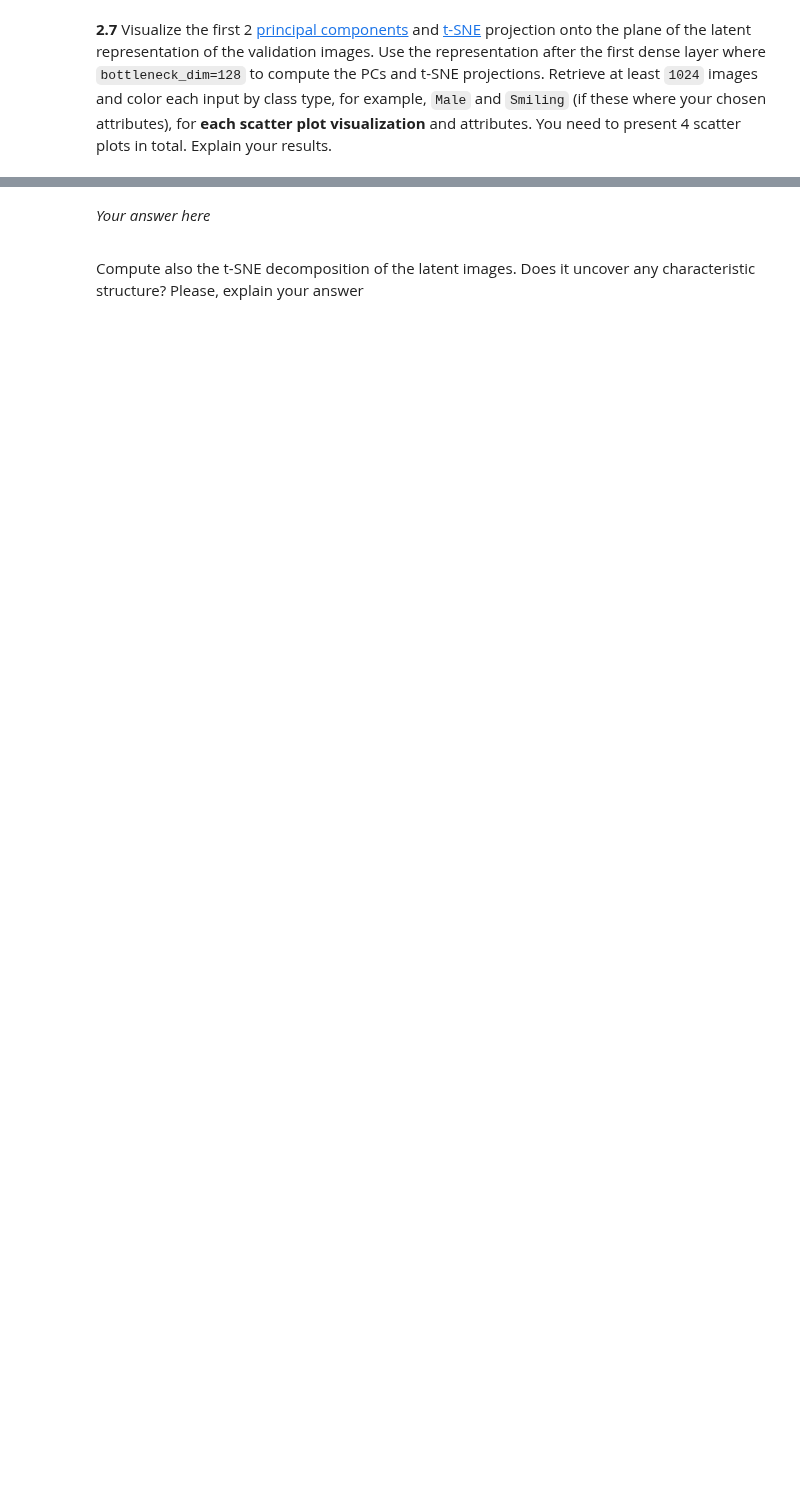
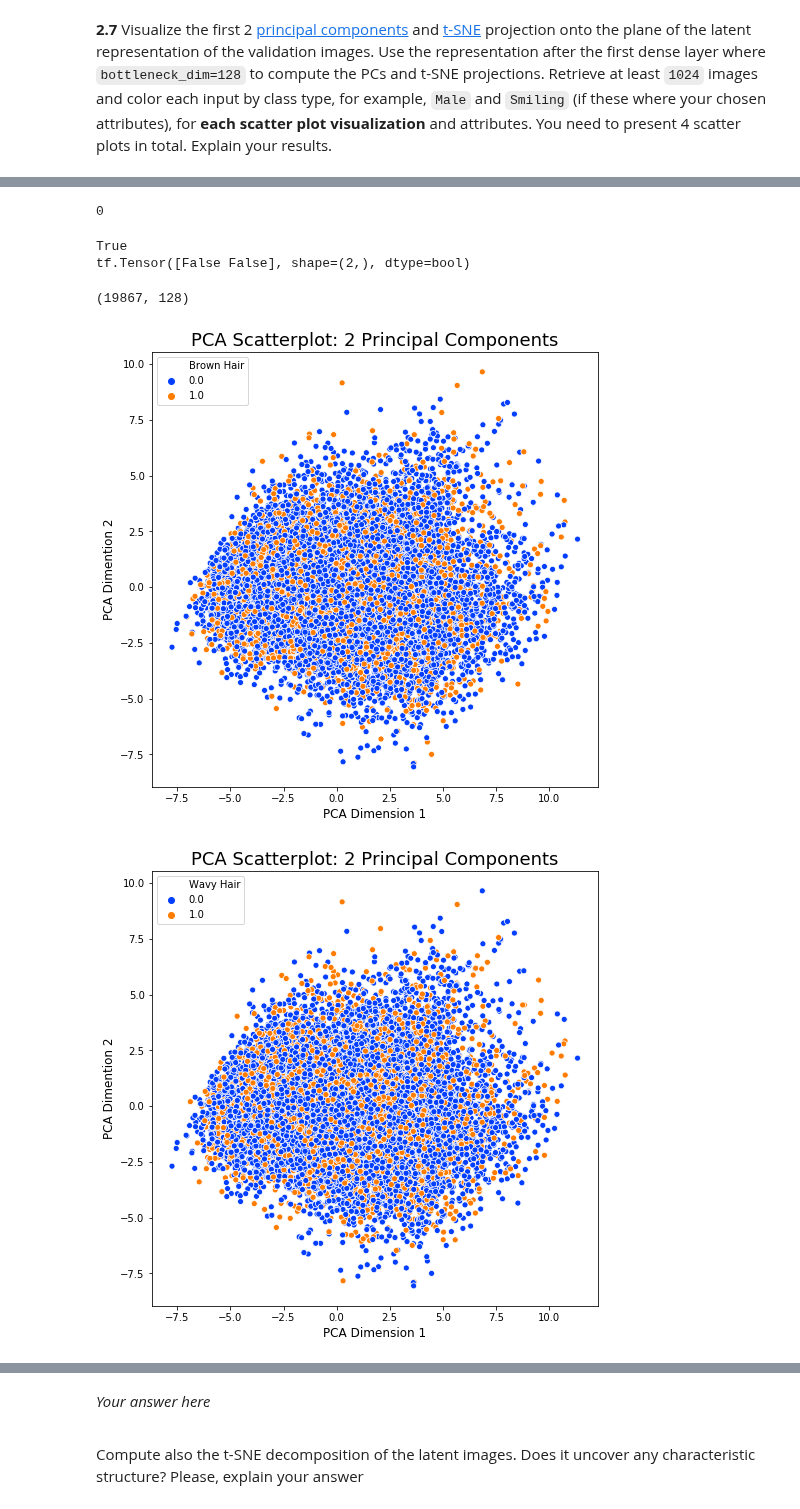
Before and after one commit to medeirosf/2020-CS109B, a Jupyter notebook: content/homeworks/hw07/notebook/cs109b_hw7_pa.ipynb, the cells around one changed output, grey strips where cells are left out. Drawn from its saved outputs; the diff is of its cells as text; code cells hidden in the pictures; blank space fills up the shorter version.

```diff
--- a/content/homeworks/hw07/notebook/cs109b_hw7_pa.ipynb
+++ b/content/homeworks/hw07/notebook/cs109b_hw7_pa.ipynb
@@ -481,0 +480,11 @@ pca_result = PCA(n_components=2).fit_transform(hidden_features)
+# %%
+features = truncated_model.predict(val_cond_ds)
+# %%
+m = 0
+b = []
+for i, ((image, labels), image2) in enumerate(val_cond_ds):
+    m = m+1
+    ll = list(labels.numpy())
+    b.extend(ll)
+print(len(b))
+print(b[0])
@@ -481,0 +494,10 @@ pca_result = PCA(n_components=2).fit_transform(hidden_features)
+# %%
+print(len(features))
+print(features.shape)
+print(len(b))
+print(b[1][0])
+column_names = ["Brown Hair", "Wavy Hair"]
+attrs = pd.DataFrame()
+for i in b:
+  attrs = attrs.append({'Brown Hair': i[0], 'Wavy Hair': i[1]}, ignore_index=True)
+print(attrs)
@@ -482 +523,35 @@ pca_result = PCA(n_components=2).fit_transform(hidden_features)
+# %%
+
+print(len(attrs))
+# %% [output]
+0
+# %%
+b1 = b.numpy()
+print(b1[0])
+print(w)
+# %% [output]
+True
+tf.Tensor([False False], shape=(2,), dtype=bool)
+# %%
+print(features.shape)
+import seaborn as sns
+def visualize_pca(pca_result, hairtype):
+  fig = plt.figure(figsize=(8,8))
+  sns.scatterplot(pca_result[:,0],pca_result[:,1],
+                hue = hairtype,
+                palette=sns.color_palette('bright', 2),
+                legend='full')
+  plt.title('PCA Scatterplot: 2 Principal Components', size=18)
+  plt.xlabel("PCA Dimension 1", size=12)
+  plt.ylabel("PCA Dimention 2", size=12)
+# %% [output]
+(19867, 128)
+# %%
+pca = PCA(n_components=2)
+principalComponents = pca.fit_transform(features)
+visualize_pca(principalComponents,attrs["Brown Hair"])
+visualize_pca(principalComponents,attrs["Wavy Hair"])
+# %% [output]
+[figure, added]
+[figure, added]
 # %%
```
Also changed, not shown: parts of 38 cells of this notebook.
